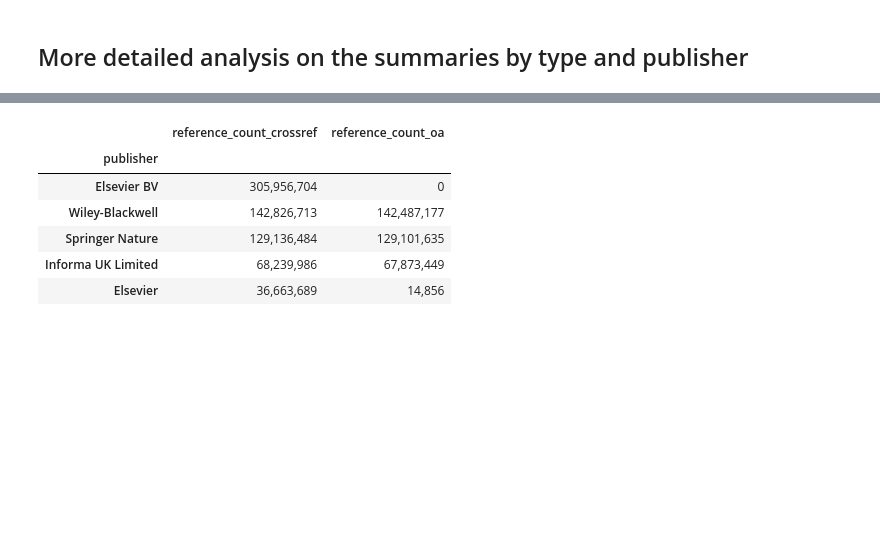
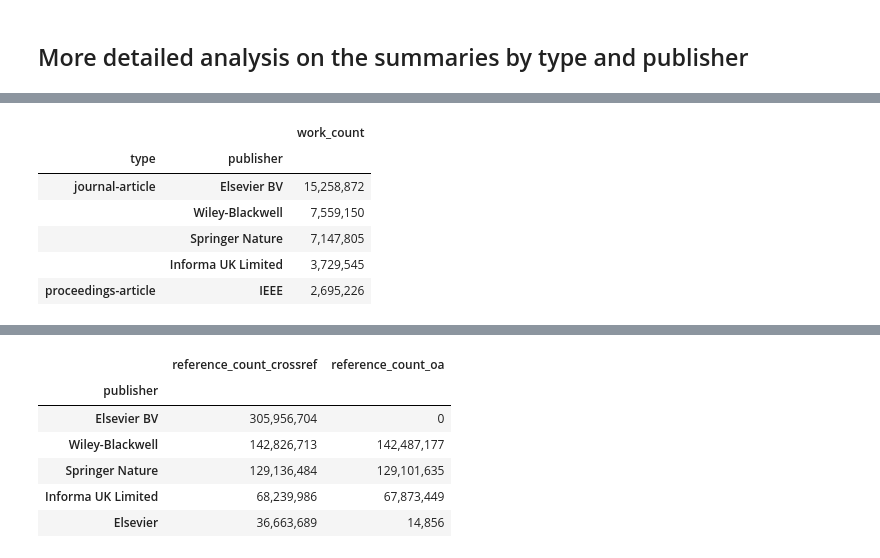
Before and after one commit to elifesciences/datacapsule-crossref, a Jupyter notebook: notebooks/citation-stats.ipynb, the cells around one changed output, grey strips where cells are left out. Saved outputs shown, nothing was run; the diff lists cells and outputs as text; code cells hidden in the pictures; blank space fills up the shorter version.

Commit message:
updated to include work count

```diff
--- a/notebooks/citation-stats.ipynb
+++ b/notebooks/citation-stats.ipynb
@@ -269,3 +269,17 @@ df_summary_by_type_and_publisher.head(3)
 | 0 | NaN | ABCM Associação Brasileira de Eng... | count | 1.0 | 1.0 | 1.0 | 1.0 | 1.0 | ... |
 | 1 | NaN | ABCM Associação Brasileira de Eng... | count_non_zero | NaN | NaN | 0.0 | 0.0 | NaN | ... |
 | 2 | NaN | ABCM Associação Brasileira de Eng... | count_zero | NaN | NaN | 1.0 | 1.0 | NaN | ... |
+# %%
+# get an overview of the work count by type and publisher
+df_summary_by_type_and_publisher_work_counts = df_summary_by_type_and_publisher[
+    df_summary_by_type_and_publisher['stat'] == 'count'
+].groupby(['type', 'publisher']).sum()['doi'].sort_values(ascending=False).to_frame('work_count')
+df_summary_by_type_and_publisher_work_counts.head().applymap(format_count)
+# %% [output]
+|  |  | work_count |
+| type | publisher |  |
+| journal-article | Elsevier BV | 15,258,872 |
+|  | Wiley-Blackwell | 7,559,150 |
+|  | Springer Nature | 7,147,805 |
+|  | Informa UK Limited | 3,729,545 |
+| proceedings-article | IEEE | 2,695,226 |
```
Also changed, not shown: parts of 4 cells of this notebook.
